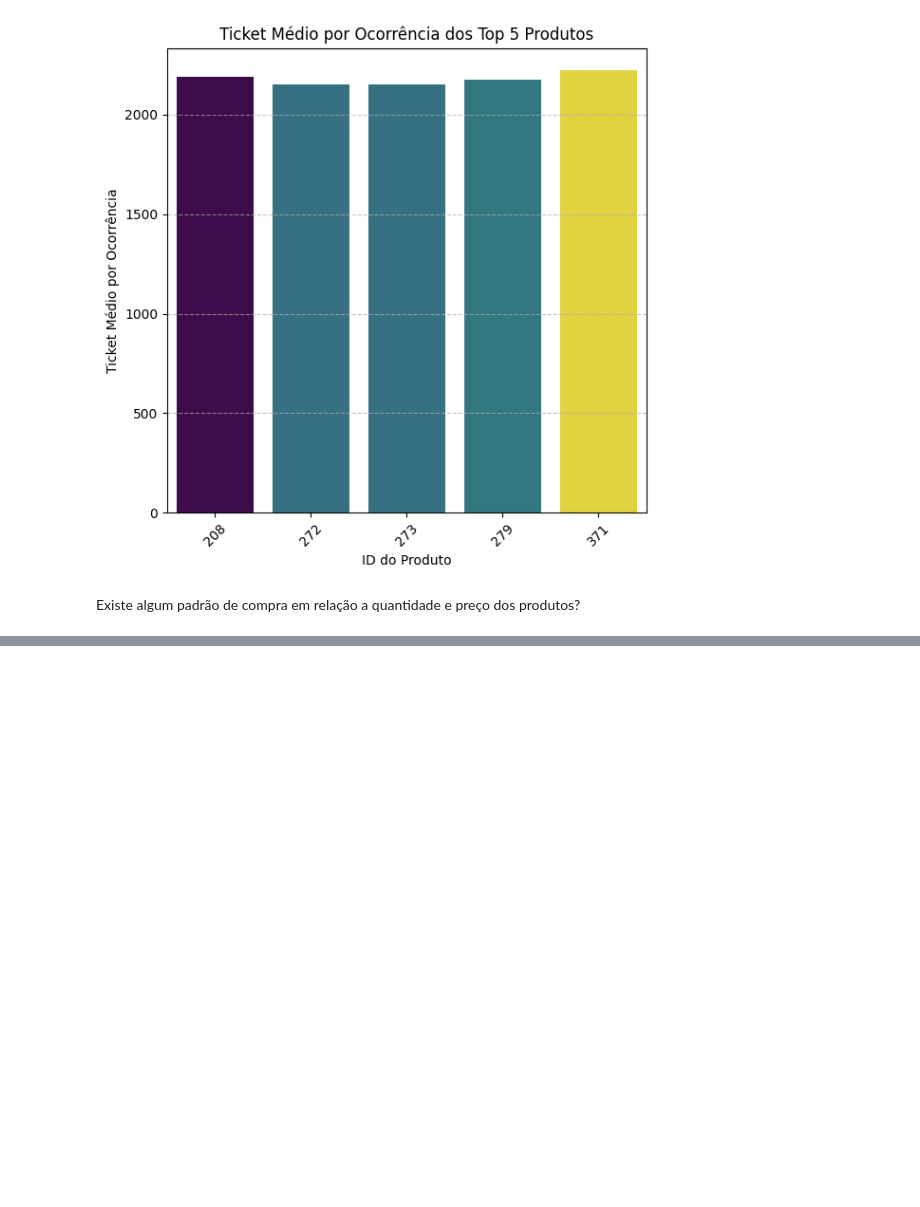
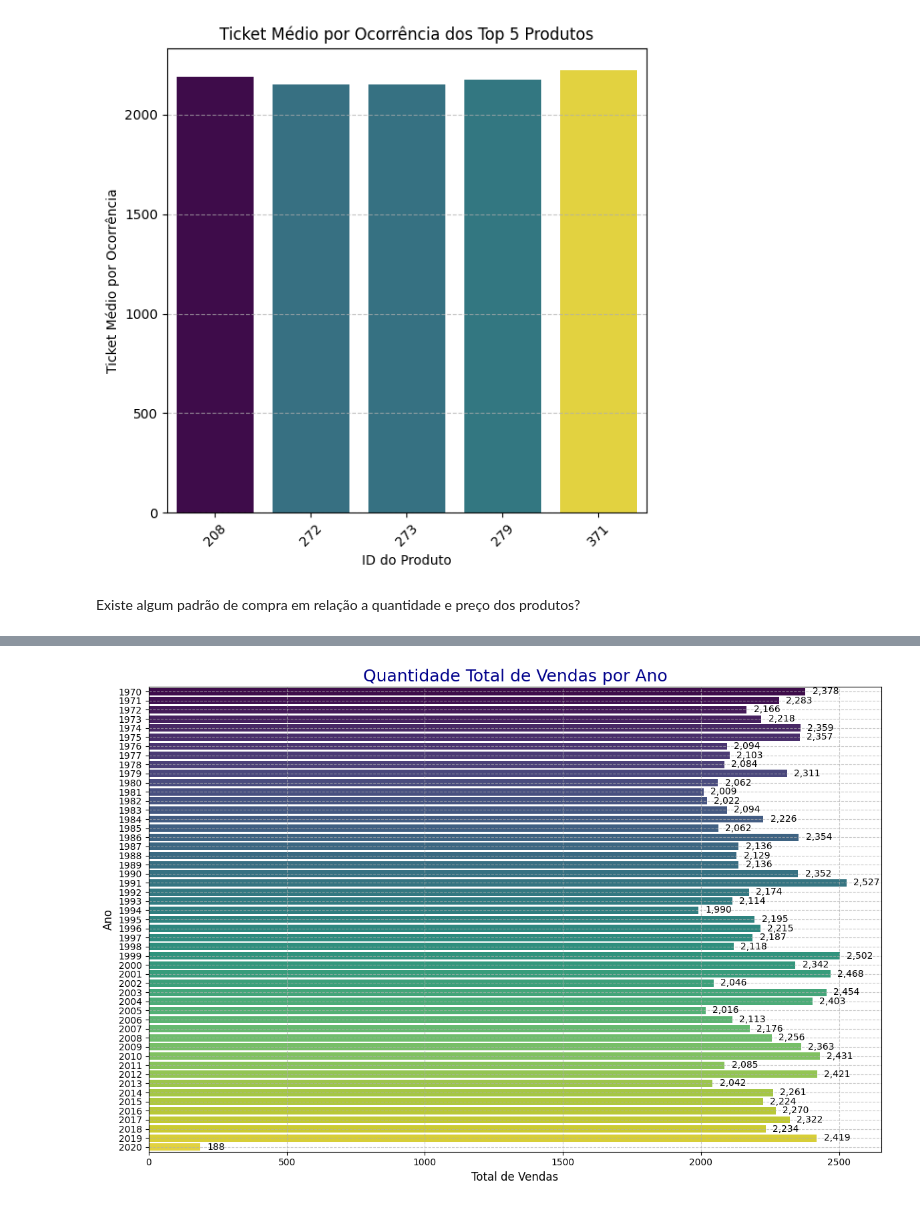
Before and after one commit to G0807/vendas-kaggle, a Jupyter notebook: vendasKaggle.ipynb, the cells around one changed output, grey strips where cells are left out. Saved outputs shown, nothing was run; the diff lists cells and outputs as text; code cells hidden in the pictures; blank space fills up the shorter version.

```diff
--- a/vendasKaggle.ipynb
+++ b/vendasKaggle.ipynb
@@ -274,0 +505,27 @@ dtype: object
+# %%
+plt.figure(figsize=(12, 8)) # Definir o tamanho da figura (um pouco mais largo para as barras horizontais)
+
+
+# Agora, 'y' recebe os anos e 'x' recebe as quantidades
+sns.barplot(x=anos_agrupados.values,  # Os valores (quantidade) no eixo X (horizontal)
+            y=anos_agrupados.index,   # Os anos no eixo Y (vertical)
+            orient='h',hue=anos_agrupados.index,               # Explicitamente define a orientação como horizontal
+            palette='viridis',legend=False)        # Uma paleta de cores agradável
+
+# Adiciona título e rótulos
+plt.title('Quantidade Total de Vendas por Ano', fontsize=18, color='darkblue', loc='center')
+plt.xlabel('Total de Vendas', fontsize=12) # Rótulo do eixo X para as vendas
+plt.ylabel('Ano', fontsize=12)             # Rótulo do eixo Y para os anos
+
+# Adiciona os valores ao lado de cada barra para melhor leitura
+for index, value in enumerate(anos_agrupados.values):
+    plt.text(value + (anos_agrupados.max() * 0.01), # Posição à direita da barra
+             index,                                  # Na altura da barra (índice do ano)
+             f'{value:,.0f}',                        # Formata o valor sem casas decimais e com separador de milhar
+             ha='left', va='center', fontsize=10)    # Alinhamento do texto
+
+plt.grid(True, linestyle='--', alpha=0.7) # Adiciona um grid horizontal
+plt.tight_layout() # Ajusta o layout para evitar cortes
+plt.show()
+# %% [output]
+[figure, added]
```
Also changed, not shown: parts of 23 cells of this notebook.
